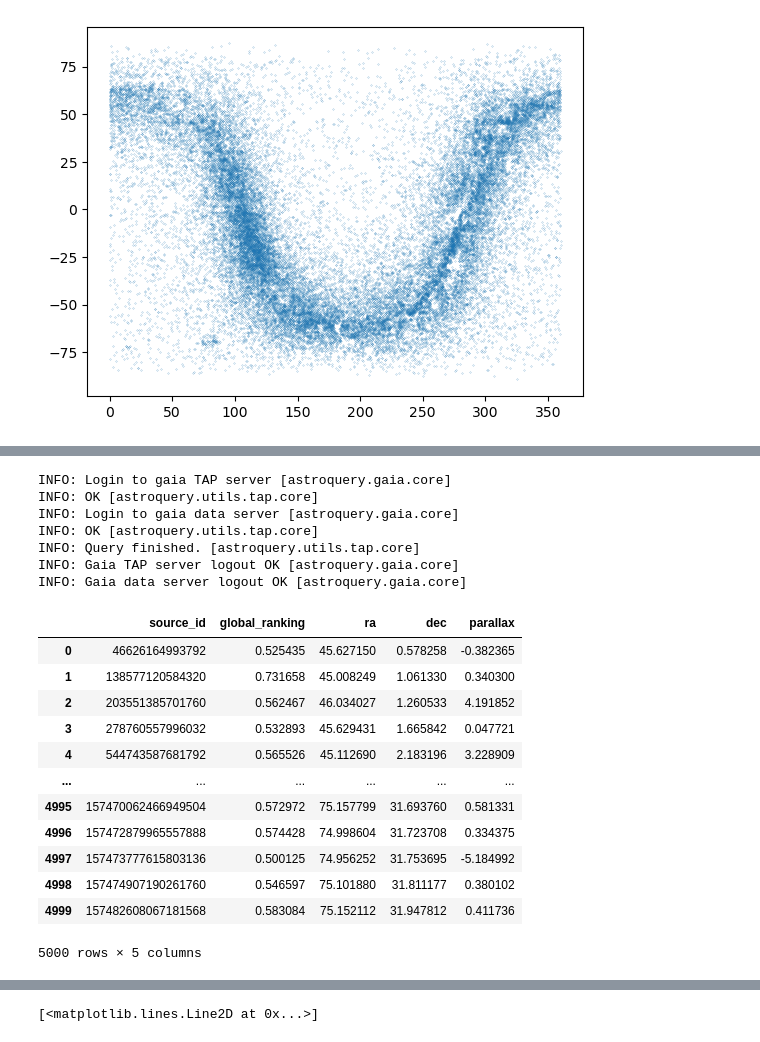
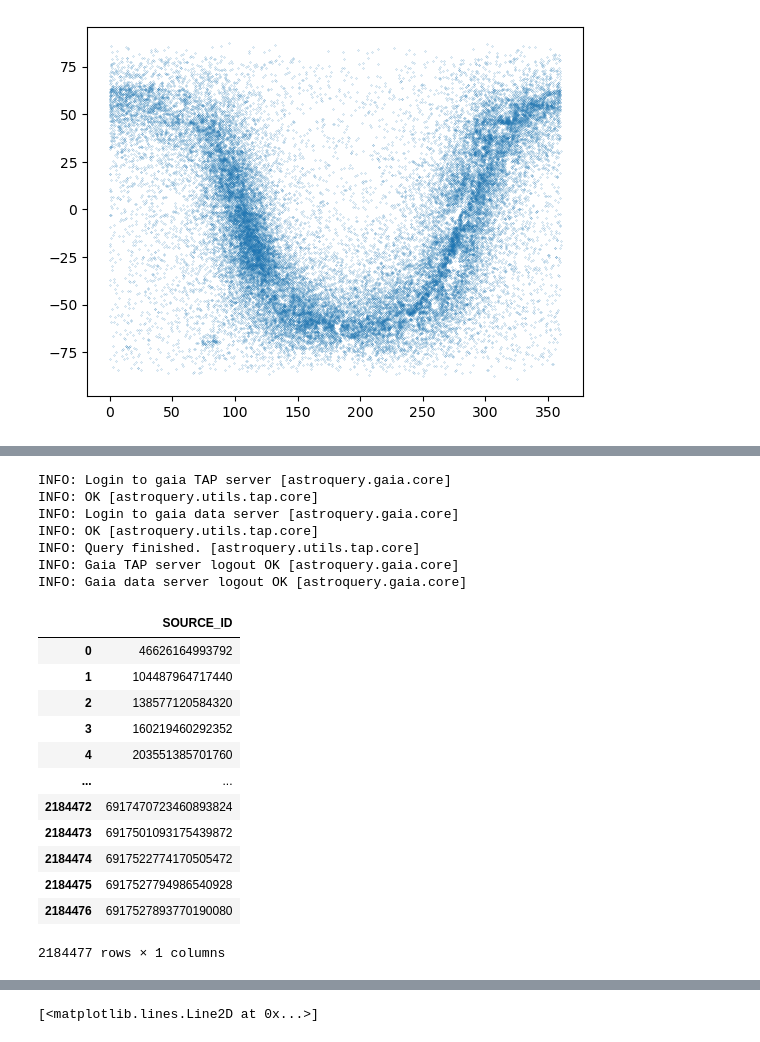
Before and after one commit to spyphyz/msc_sandbox, a Jupyter notebook: ecclipsing_binaries.ipynb, the cells around one changed output, grey strips where cells are left out. Saved outputs shown, nothing was run; the diff lists cells and outputs as text; code cells hidden in the pictures.

```diff
--- a/ecclipsing_binaries.ipynb
+++ b/ecclipsing_binaries.ipynb
@@ -188,3 +188,32 @@ plt.plot(ebAsassn['raj2000'], ebAsassn['dej2000'], marker='.', ms=0.3, linestyle
 """
 See https://irsa.ipac.caltech.edu/applications/Gator/index.html
 for other data sets"""
+# %%
+# Download eclipsing binary data from Gaia;
+# from https://gea.esac.esa.int/archive/documentation/GDR3/Gaia_archive/chap_datamodel/sec_dm_variability_tables/ssec_dm_vari_eclipsing_binary.html
+import astropy.coordinates as coord
+from astropy.table import QTable
+import astropy.units as u
+from astroquery.gaia import Gaia   # astroquery can be mamba or pip-installed
+
+Gaia.login(credentials_file='/Users/spydoc/Dropbox/my_credentials_file.txt')
+Gaia.ROW_LIMIT = -1  # this switches off Gaia's default limit of 2000 rows to a table
+# must also choose asynchroneous query to get more than 2000 rows
+# https://astroquery.readthedocs.io/en/latest/gaia/gaia.html
+
+# query Gaia catalogues for parallax values > 10 mas (milliarcseconds) give stars within 100 Pc (which is approx TESSs range)
+# using 'WHERE parallax > 10'
+
+# frequency, derived_primary_ecl_depth, derived_secondary_ecl_depth, ra, dec,
+
+query_text = '''SELECT source_id,  parallax
+FROM gaiadr3.gaia_source
+JOIN gaiadr3.vari_eclipsing_binary AS ap USING (source_id)
+ORDER by source_id
+'''
+
+job = Gaia.launch_job_async(query_text)
+gaia_data = job.get_results()
+Gaia.logout()
+gaia_df = gaia_data.to_pandas()
+gaia_df
@@ -191,46 +241,46 @@ for other data sets"""
 # %%
 # Download eclipsing binary data from Gaia;
 # from https://gea.esac.esa.int/archive/documentation/GDR3/Gaia_archive/chap_datamodel/sec_dm_variability_tables/ssec_dm_vari_eclipsing_binary.html
 import astropy.coordinates as coord
 from astropy.table import QTable
 import astropy.units as u
 from astroquery.gaia import Gaia   # astroquery can be mamba or pip-installed
 
 Gaia.login(credentials_file='/Users/spydoc/Dropbox/my_credentials_file.txt')
 Gaia.ROW_LIMIT = -1  # this switches off Gaia's default limit of 2000 rows to a table
 # must also choose asynchroneous query to get more than 2000 rows
 # https://astroquery.readthedocs.io/en/latest/gaia/gaia.html
 
-query_text = '''SELECT TOP 5000 source_id, global_ranking, ra, dec, parallax
-FROM gaiadr3.gaia_source
-JOIN gaiadr3.vari_eclipsing_binary AS ap USING (source_id)
-WHERE global_ranking > 0.5
-ORDER by source_id
+
+# frequency, derived_primary_ecl_depth, derived_secondary_ecl_depth, ra, dec,
+
+query_text = '''SELECT source_id
+FROM gaiadr3.vari_eclipsing_binary
 '''
 
 job = Gaia.launch_job_async(query_text)
 gaia_data = job.get_results()
 Gaia.logout()
 gaia_df = gaia_data.to_pandas()
 gaia_df
 # %% [output]
 INFO: Login to gaia TAP server [astroquery.gaia.core]
 INFO: OK [astroquery.utils.tap.core]
 INFO: Login to gaia data server [astroquery.gaia.core]
 INFO: OK [astroquery.utils.tap.core]
 INFO: Query finished. [astroquery.utils.tap.core]
 INFO: Gaia TAP server logout OK [astroquery.gaia.core]
 INFO: Gaia data server logout OK [astroquery.gaia.core]
-|  | source_id | global_ranking | ra | dec | parallax |
-| 0 | 46626164993792 | 0.525435 | 45.627150 | 0.578258 | -0.382365 |
-| 1 | 138577120584320 | 0.731658 | 45.008249 | 1.061330 | 0.340300 |
-| 2 | 203551385701760 | 0.562467 | 46.034027 | 1.260533 | 4.191852 |
-| 3 | 278760557996032 | 0.532893 | 45.629431 | 1.665842 | 0.047721 |
-| 4 | 544743587681792 | 0.565526 | 45.112690 | 2.183196 | 3.228909 |
-| ... | ... | ... | ... | ... | ... |
-| 4995 | 157470062466949504 | 0.572972 | 75.157799 | 31.693760 | 0.581331 |
-| 4996 | 157472879965557888 | 0.574428 | 74.998604 | 31.723708 | 0.334375 |
-| 4997 | 157473777615803136 | 0.500125 | 74.956252 | 31.753695 | -5.184992 |
-| 4998 | 157474907190261760 | 0.546597 | 75.101880 | 31.811177 | 0.380102 |
-| 4999 | 157482608067181568 | 0.583084 | 75.152112 | 31.947812 | 0.411736 |
+|  | SOURCE_ID |
+| 0 | 46626164993792 |
+| 1 | 104487964717440 |
+| 2 | 138577120584320 |
+| 3 | 160219460292352 |
+| 4 | 203551385701760 |
+| ... | ... |
+| 2184472 | 6917470723460893824 |
+| 2184473 | 6917501093175439872 |
+| 2184474 | 6917522774170505472 |
+| 2184475 | 6917527794986540928 |
+| 2184476 | 6917527893770190080 |
-5000 rows × 5 columns
+2184477 rows × 1 columns
```
Also changed, not shown: parts of 12 cells of this notebook, 1 other file.
